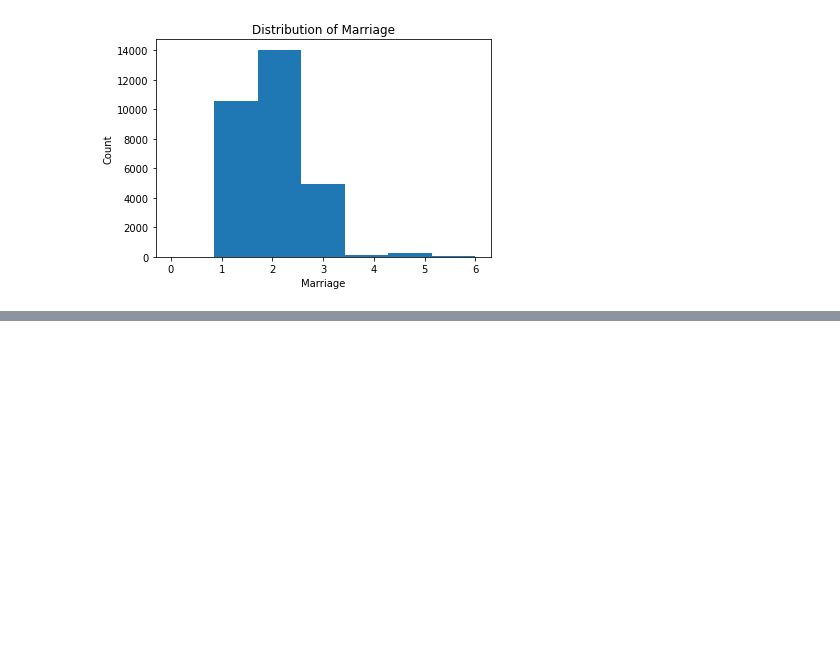
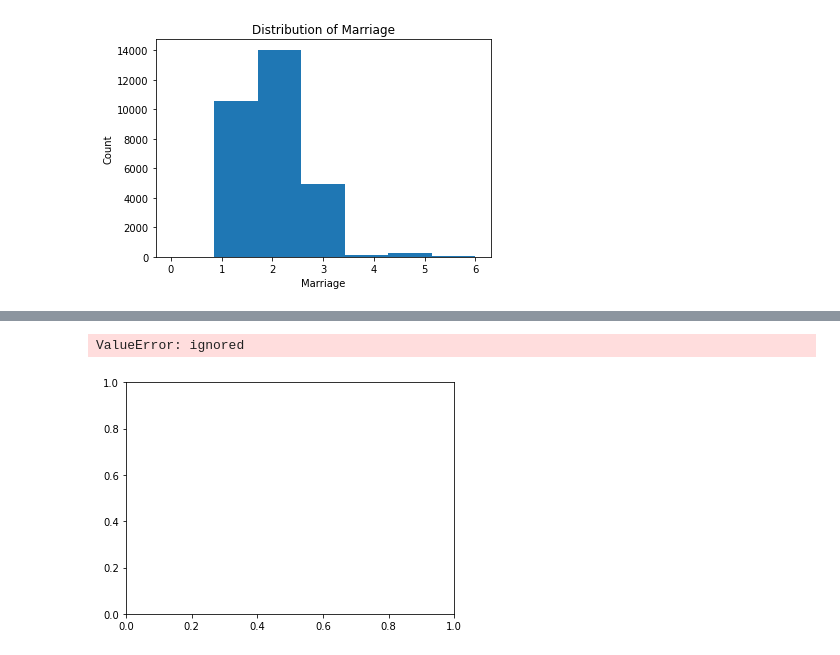
Before and after one commit to HeHeHuang/DataAnalytic, a Jupyter notebook: MayBank_DataScientist_Assessment.ipynb, the cells around one changed output, grey strips where cells are left out. Cells and saved outputs as stored; diff of their text form; code cells hidden in the pictures; blank space fills up the shorter version.

```diff
--- a/MayBank_DataScientist_Assessment.ipynb
+++ b/MayBank_DataScientist_Assessment.ipynb
@@ -135,0 +156,11 @@ plt.show()
+# %%
+column = df.columns.tolist()[1:24]
+fig = plt.figure(figsize=(20, 40))
+for i in range(24):
+    plt.subplot(8, 3, i + 1)
+    sns.distplot(column[i],fit=stats.norm)
+    res = stats.probplot(column[i], plot=plt)
+plt.show()
+# %% [output]
+ValueError: ignored
+[figure, added]
```
Also changed, not shown: parts of 6 cells of this notebook.
